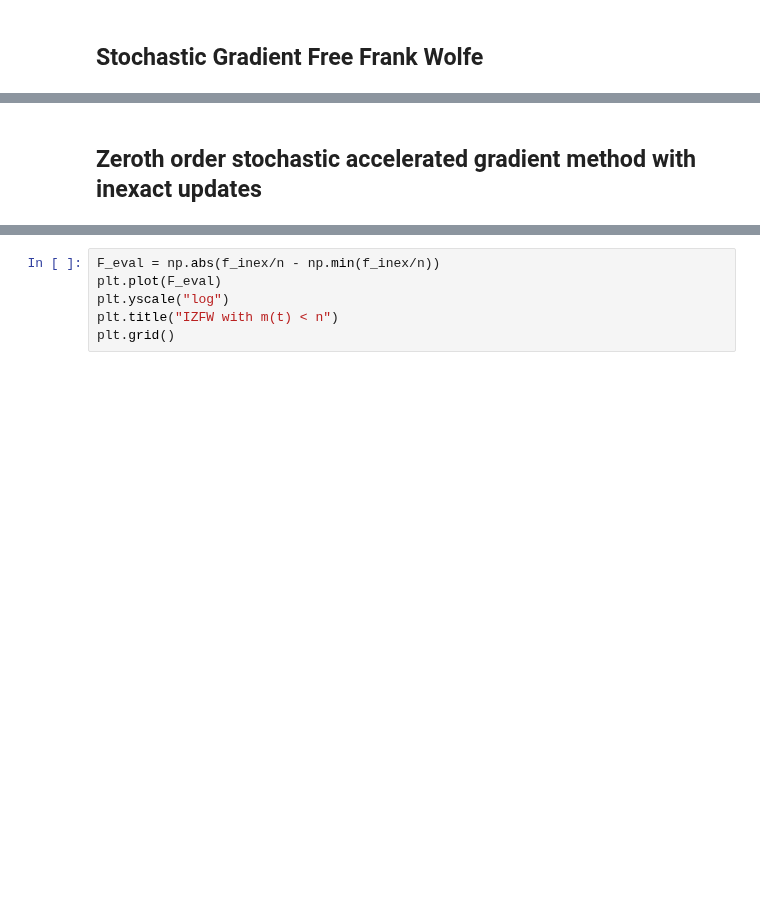
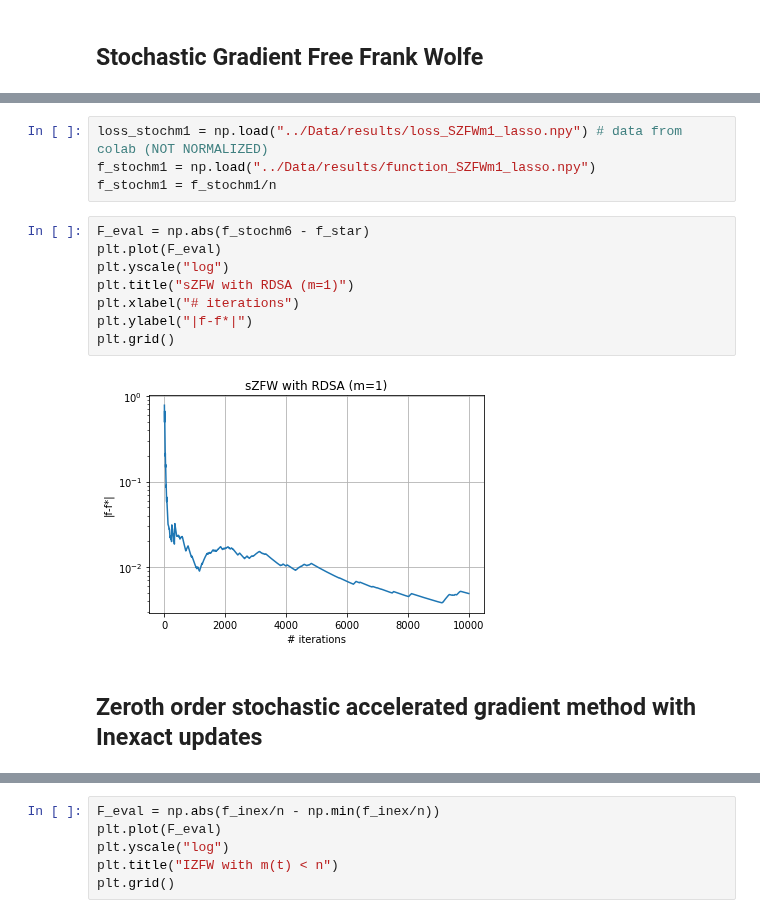
Before and after one commit to liacov/OPTproj, a Jupyter notebook: notebooks/LassoRegression.ipynb, the cells around one changed output, grey strips where cells are left out. Cells and saved outputs as stored; diff of their text form; blank space fills up the shorter version.

```diff
--- a/notebooks/LassoRegression.ipynb
+++ b/notebooks/LassoRegression.ipynb
@@ -288,2 +174,16 @@ T = 100
+# %%
+loss_stochm1 = np.load("../Data/results/loss_SZFWm1_lasso.npy") # data from colab (NOT NORMALIZED)
+f_stochm1 = np.load("../Data/results/function_SZFWm1_lasso.npy")
+f_stochm1 = f_stochm1/n
+# %%
+F_eval = np.abs(f_stochm6 - f_star)
+plt.plot(F_eval)
+plt.yscale("log")
+plt.title("sZFW with RDSA (m=1)")
+plt.xlabel("# iterations")
+plt.ylabel("|f-f*|")
+plt.grid()
+# %% [output]
+[figure, added]
 # %% [markdown]
-## Zeroth order stochastic accelerated gradient method with inexact updates
+## Zeroth order stochastic accelerated gradient method with Inexact updates
```
Also changed, not shown: parts of 38 cells of this notebook, 4 other files.
